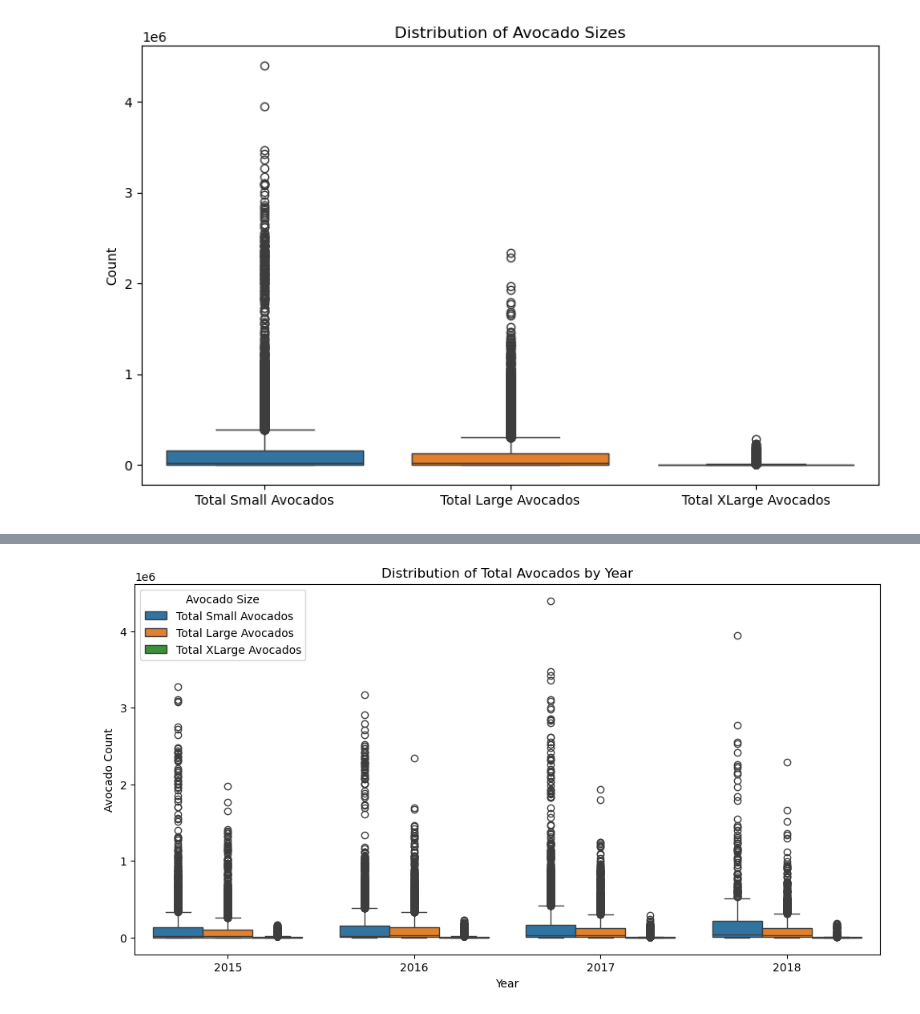
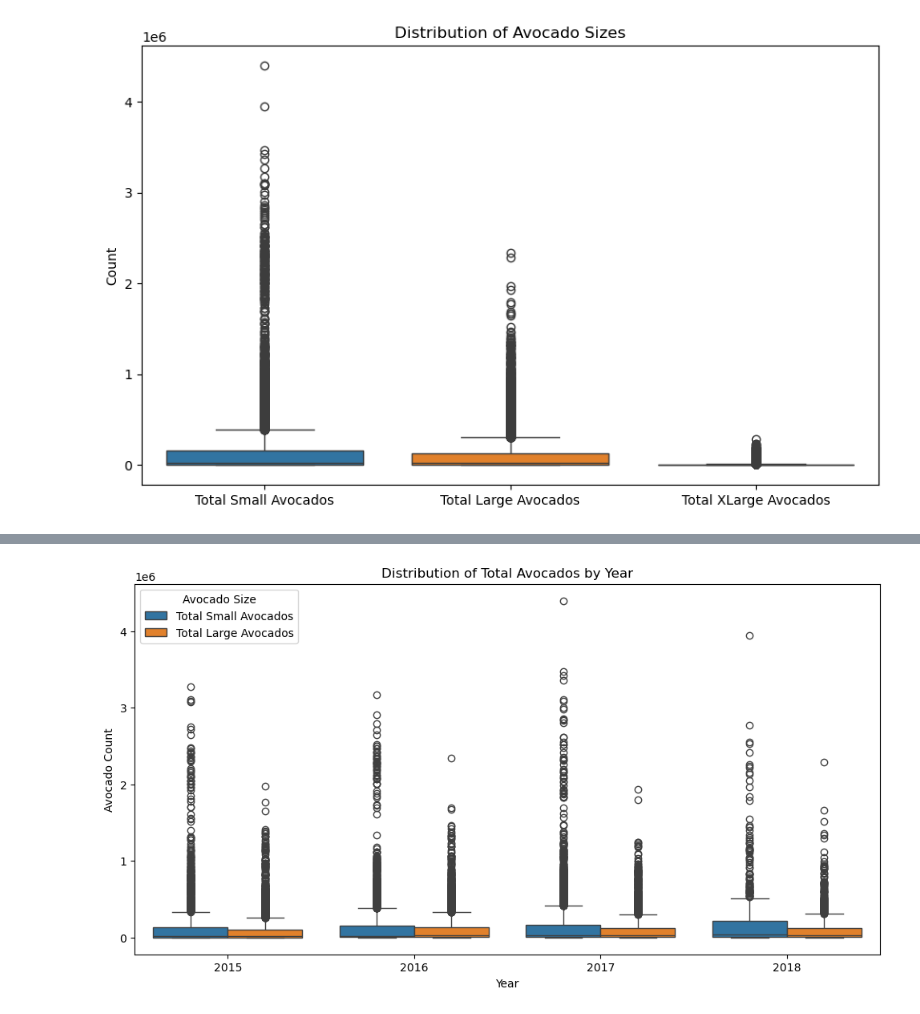
Before and after one commit to k23p/Project-2_Avo-Project, a Jupyter notebook: AVO_dataset_prep.ipynb, the cells around one changed output, grey strips where cells are left out. Drawn from its saved outputs; the diff is of its cells as text; code cells hidden in the pictures.

```diff
--- a/AVO_dataset_prep.ipynb
+++ b/AVO_dataset_prep.ipynb
@@ -41,12 +60,23 @@ pandas.core.frame.DataFrame
 #Need to create a Total Singles column, which is Total Volume minus Total Bags
 avo_dataset["Total Singles"] = avo_dataset["Total Volume"] - avo_dataset["Total Bags"]
 
+avo_dataset["Date"] = pd.to_datetime(avo_dataset["Date"])
+
+def assign_season(month):
+    if month in [1, 2, 12]:
+        return "Winter"
+    elif month in [3, 4, 5]:
+        return "Spring"
+    elif month in [6, 7, 8]:
+        return "Summer"
+    elif month in [9, 10, 11]:
+        return "Fall"
+
+avo_dataset["Season"] = avo_dataset["Date"].dt.month.apply(assign_season)
 
 
+avo_dataset.head()
 
-print(avo_dataset.head())
-
-avo_dataset.to_csv("updated_avocado.csv", index=False)
 
 
 
@@ -209,6 +225,7 @@ print(avo_data_variants.head())
 #creating a new dataset that is only variants and no totals
 
 #creating new consolidated dataset that is only regions and only large categories
+
 
 avo_data_variants = avo_dataset.drop(columns=["Total Volume", "Total Bags"])
 
@@ -229,15 +246,32 @@ avo_data_variants["4770"] = avo_data_variants["4770"].astype(int)
 
 
 
+
+
+
 avo_data_variants["Month Week"] = pd.to_datetime(avo_data_variants["Date"]).dt.strftime('%m/%d')
 
-column_order = ["Date", "year", "Month Week", "region", "AveragePrice", "4046", "4225", "4770", "Small Bags", "Large Bags", "XLarge Bags", "type"]
+column_order = ["Date", "year", "Month Week", "region", "AveragePrice", "4046", "4225", "4770", "Small Bags", "Large Bags", "XLarge Bags", "type", "Season"]
 avo_data_variants = avo_data_variants[column_order]
 
 regions_to_remove = [
     "California", "GreatLakes", "Midsouth", "Northeast",
     "Plains", "SouthCentral", "Southeast", "West", "TotalUS"
 ]
+
+avo_data_variants["Date"] = pd.to_datetime(avo_data_variants["Date"])
+
+def assign_season(month):
+    if month in [1, 2, 12]:
+        return "Winter"
+    elif month in [3, 4, 5]:
+        return "Spring"
+    elif month in [6, 7, 8]:
+        return "Summer"
+    elif month in [9, 10, 11]:
+        return "Fall"
+
+avo_data_variants["Season"] = avo_data_variants["Date"].dt.month.apply(assign_season)
 
 avo_data_variants = avo_data_variants[~avo_data_variants["region"].isin(regions_to_remove)]
 
@@ -372,18 +516,18 @@ plt.show()
 # %%
 plt.figure(figsize=(12, 6))
 
 
-avo_melted = avo_data_variants.melt(id_vars=["year"], value_vars=["Total Small Avocados", "Total Large Avocados", "Total XLarge Avocados"],
+avo_melted = avo_data_variants.melt(id_vars=["year"], value_vars=["Total Small Avocados", "Total Large Avocados"],
                               var_name="Avocado Size", value_name="Count")
 
 sns.boxplot(x="year", y="Count", hue="Avocado Size", data=avo_melted)
 plt.title("Distribution of Total Avocados by Year")
 plt.ylabel("Avocado Count")
 plt.xlabel("Year")
 plt.legend(title="Avocado Size")
 plt.show()
 # %% [output]
-[figure, old version]
+[figure, new version]
 # %%
 plt.figure(figsize=(12, 6))
 
```
Also changed, not shown: parts of 34 cells of this notebook.
